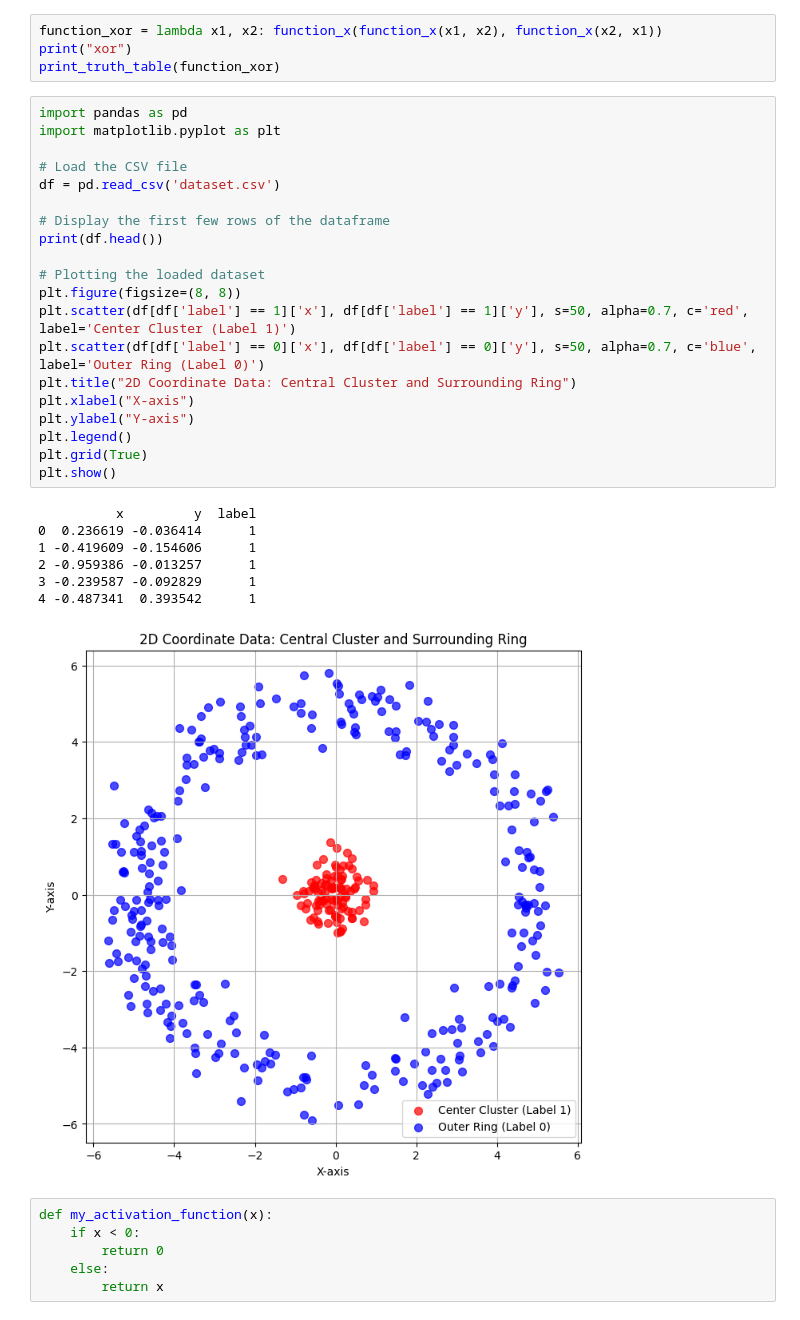
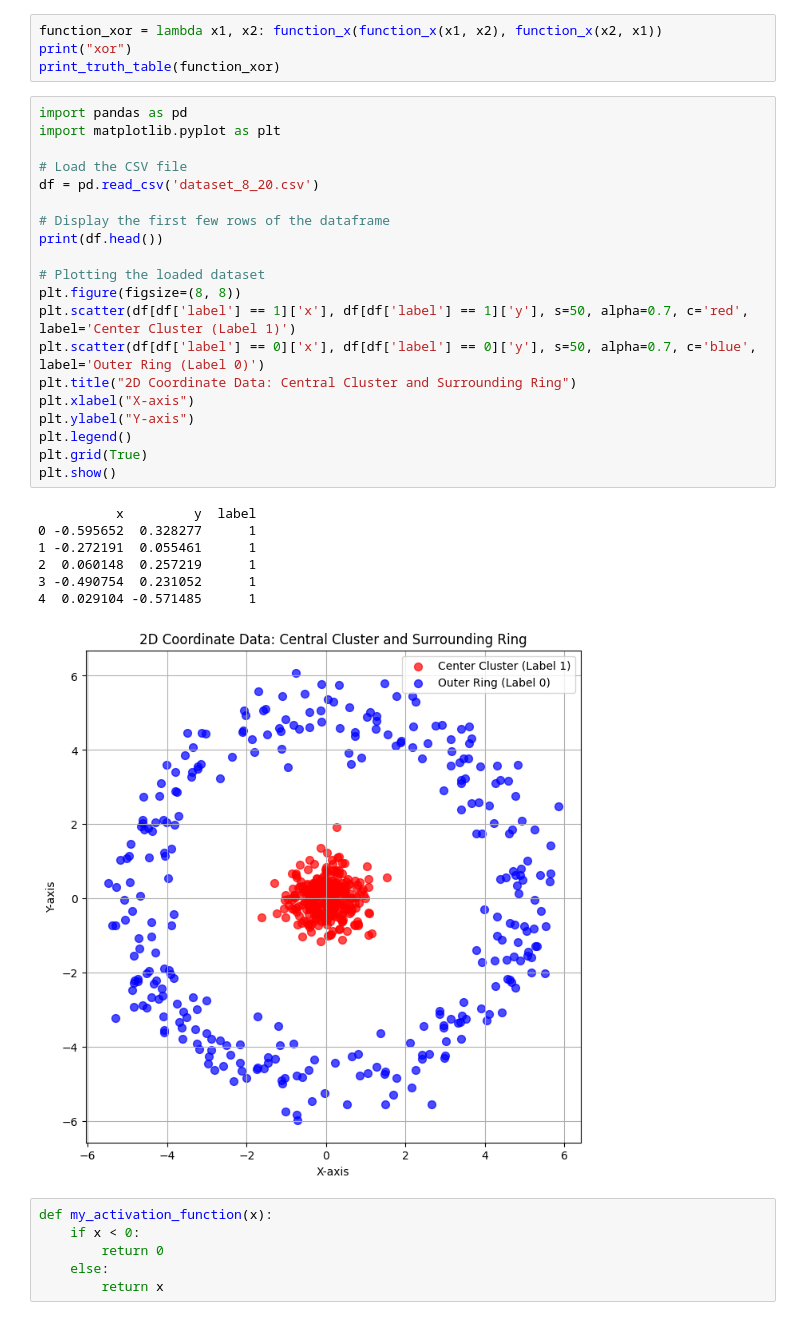
Before and after one commit to RyukiKuwahara/from-zero, a Jupyter notebook: from_zero_1_for_studnet.ipynb, the cells around one changed output. Saved outputs shown, nothing was run; the diff lists cells and outputs as text.

```diff
--- a/from_zero_1_for_studnet.ipynb
+++ b/from_zero_1_for_studnet.ipynb
@@ -71,31 +65,31 @@ print_truth_table(function_xor)
 # %%
 import pandas as pd
 import matplotlib.pyplot as plt
 
 # Load the CSV file
-df = pd.read_csv('dataset.csv')
+df = pd.read_csv('dataset_8_20.csv')
 
 # Display the first few rows of the dataframe
 print(df.head())
 
 # Plotting the loaded dataset
 plt.figure(figsize=(8, 8))
 plt.scatter(df[df['label'] == 1]['x'], df[df['label'] == 1]['y'], s=50, alpha=0.7, c='red', label='Center Cluster (Label 1)')
 plt.scatter(df[df['label'] == 0]['x'], df[df['label'] == 0]['y'], s=50, alpha=0.7, c='blue', label='Outer Ring (Label 0)')
 plt.title("2D Coordinate Data: Central Cluster and Surrounding Ring")
 plt.xlabel("X-axis")
 plt.ylabel("Y-axis")
 plt.legend()
 plt.grid(True)
 plt.show()
 # %% [output]
           x         y  label
-0  0.236619 -0.036414      1
-1 -0.419609 -0.154606      1
-2 -0.959386 -0.013257      1
-3 -0.239587 -0.092829      1
-4 -0.487341  0.393542      1
+0 -0.595652  0.328277      1
+1 -0.272191  0.055461      1
+2  0.060148  0.257219      1
+3 -0.490754  0.231052      1
+4  0.029104 -0.571485      1
-[figure, old version]
+[figure, new version]
 # %%
 def my_activation_function(x):
     if x < 0:
```
Also changed, not shown: parts of 7 cells of this notebook.
